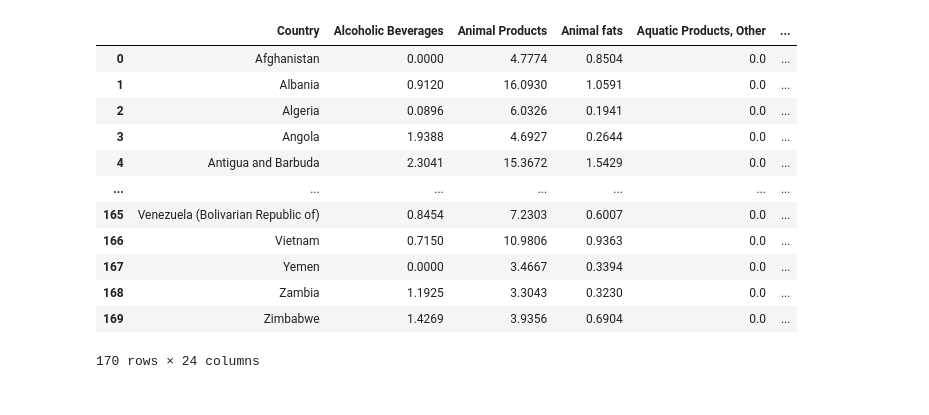
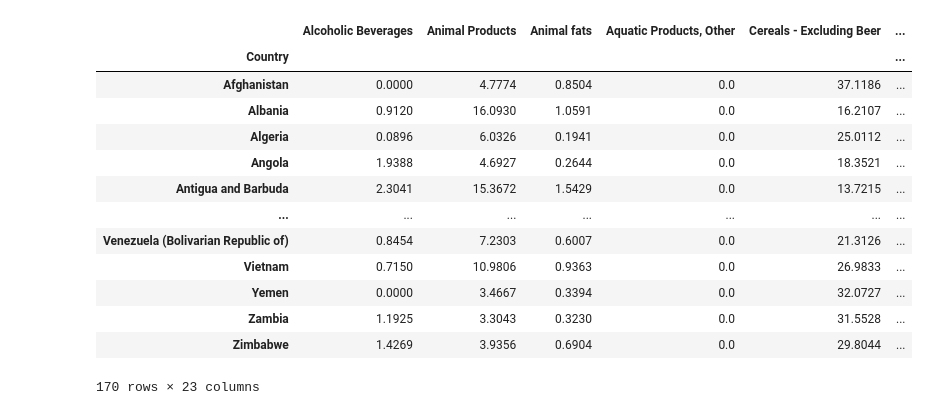
Before and after one commit to Candy-Capilla/COVID-19_and_Healthy_Diet_G3, a Jupyter notebook: Food_Data.ipynb, the cells around one changed output. Saved outputs shown, nothing was run; the diff lists cells and outputs as text; code cells hidden in the pictures.

Commit message:
added more tables

```diff
--- a/Food_Data.ipynb
+++ b/Food_Data.ipynb
@@ -2,21 +2,22 @@
 import pandas as pd
 from sqlalchemy import create_engine
 # %%
-
 csv_file = "Resources/Food_Supply_kcal_Data.csv"
 food_supply_df = pd.read_csv(csv_file)
-food_df= food_supply_df[food_supply_df.columns[:-8]]
+food_df= food_supply_df[food_supply_df.columns[:-8]].set_index('Country')
+food_df
 # %% [output]
-|  | Country | Alcoholic Beverages | Animal Products | Animal fats | Aquatic Products, Other | ... |
-| 0 | Afghanistan | 0.0000 | 4.7774 | 0.8504 | 0.0 | ... |
-| 1 | Albania | 0.9120 | 16.0930 | 1.0591 | 0.0 | ... |
-| 2 | Algeria | 0.0896 | 6.0326 | 0.1941 | 0.0 | ... |
-| 3 | Angola | 1.9388 | 4.6927 | 0.2644 | 0.0 | ... |
-| 4 | Antigua and Barbuda | 2.3041 | 15.3672 | 1.5429 | 0.0 | ... |
+|  | Alcoholic Beverages | Animal Products | Animal fats | Aquatic Products, Other | Cereals - Excluding Beer | ... |
+| Country |  |  |  |  |  | ... |
+| Afghanistan | 0.0000 | 4.7774 | 0.8504 | 0.0 | 37.1186 | ... |
+| Albania | 0.9120 | 16.0930 | 1.0591 | 0.0 | 16.2107 | ... |
+| Algeria | 0.0896 | 6.0326 | 0.1941 | 0.0 | 25.0112 | ... |
+| Angola | 1.9388 | 4.6927 | 0.2644 | 0.0 | 18.3521 | ... |
+| Antigua and Barbuda | 2.3041 | 15.3672 | 1.5429 | 0.0 | 13.7215 | ... |
 | ... | ... | ... | ... | ... | ... | ... |
-| 165 | Venezuela (Bolivarian Republic of) | 0.8454 | 7.2303 | 0.6007 | 0.0 | ... |
-| 166 | Vietnam | 0.7150 | 10.9806 | 0.9363 | 0.0 | ... |
-| 167 | Yemen | 0.0000 | 3.4667 | 0.3394 | 0.0 | ... |
-| 168 | Zambia | 1.1925 | 3.3043 | 0.3230 | 0.0 | ... |
-| 169 | Zimbabwe | 1.4269 | 3.9356 | 0.6904 | 0.0 | ... |
+| Venezuela (Bolivarian Republic of) | 0.8454 | 7.2303 | 0.6007 | 0.0 | 21.3126 | ... |
+| Vietnam | 0.7150 | 10.9806 | 0.9363 | 0.0 | 26.9833 | ... |
+| Yemen | 0.0000 | 3.4667 | 0.3394 | 0.0 | 32.0727 | ... |
+| Zambia | 1.1925 | 3.3043 | 0.3230 | 0.0 | 31.5528 | ... |
+| Zimbabwe | 1.4269 | 3.9356 | 0.6904 | 0.0 | 29.8044 | ... |
-170 rows × 24 columns
+170 rows × 23 columns
```
Also changed, not shown: parts of 9 cells of this notebook.
